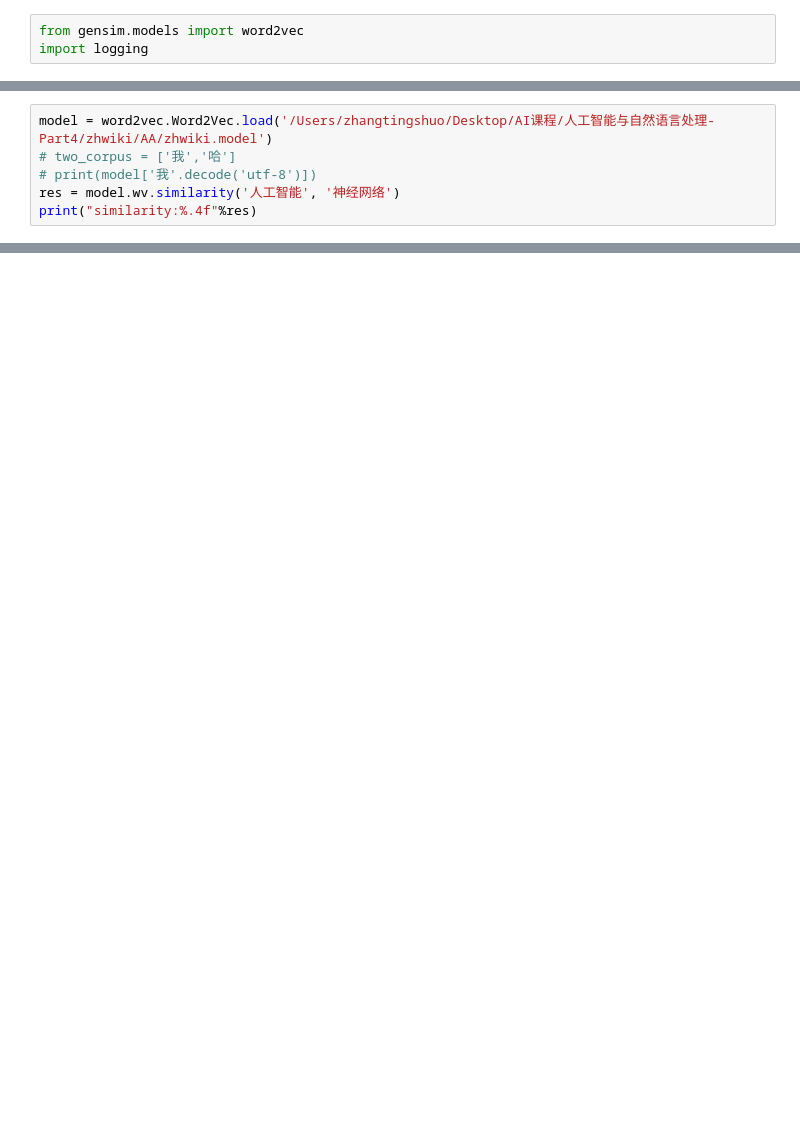
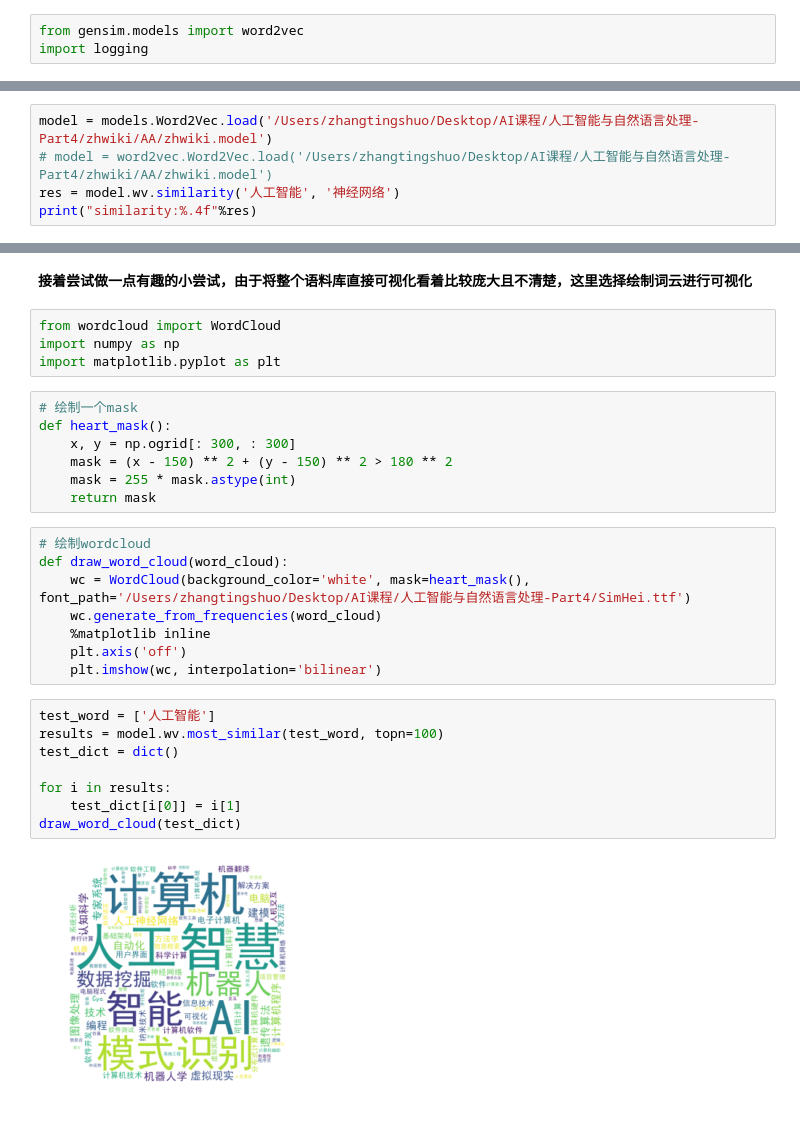
Before and after one commit to shuoshuozts/Assignment_NLP, a Jupyter notebook: assignment_4.ipynb, the cells around one changed output, grey strips where cells are left out. Drawn from its saved outputs; the diff is of its cells as text; blank space fills up the shorter version.

```diff
--- a/assignment_4.ipynb
+++ b/assignment_4.ipynb
@@ -210,7 +222,6 @@ trainging(save_path)
 # %%
-model = word2vec.Word2Vec.load('/Users/zhangtingshuo/Desktop/AI课程/人工智能与自然语言处理-Part4/zhwiki/AA/zhwiki.model')
-# two_corpus = ['我','哈']
-# print(model['我'.decode('utf-8')])
+model = models.Word2Vec.load('/Users/zhangtingshuo/Desktop/AI课程/人工智能与自然语言处理-Part4/zhwiki/AA/zhwiki.model')
+# model = word2vec.Word2Vec.load('/Users/zhangtingshuo/Desktop/AI课程/人工智能与自然语言处理-Part4/zhwiki/AA/zhwiki.model')
 res = model.wv.similarity('人工智能', '神经网络')
 print("similarity:%.4f"%res)
 # %% [output]
@@ -227,0 +240,31 @@ similarity:0.4927
+# %% [markdown]
+**接着尝试做一点有趣的小尝试，由于将整个语料库直接可视化看着比较庞大且不清楚，这里选择绘制词云进行可视化**
+# %%
+from wordcloud import WordCloud
+import numpy as np
+import matplotlib.pyplot as plt
+# %%
+# 绘制一个mask
+def heart_mask():
+    x, y = np.ogrid[: 300, : 300]
+    mask = (x - 150) ** 2 + (y - 150) ** 2 > 180 ** 2
+    mask = 255 * mask.astype(int)
+    return mask
+# %%
+# 绘制wordcloud
+def draw_word_cloud(word_cloud):
+    wc = WordCloud(background_color='white', mask=heart_mask(), font_path='/Users/zhangtingshuo/Desktop/AI课程/人工智能与自然语言处理-Part4/SimHei.ttf')
+    wc.generate_from_frequencies(word_cloud)
+    %matplotlib inline
+    plt.axis('off')
+    plt.imshow(wc, interpolation='bilinear')
+# %%
+test_word = ['人工智能']
+results = model.wv.most_similar(test_word, topn=100)
+test_dict = dict()
+
+for i in results:
+    test_dict[i[0]] = i[1]
+draw_word_cloud(test_dict)
+# %% [output]
+[figure, added]
```
Also changed, not shown: parts of 11 cells of this notebook.
